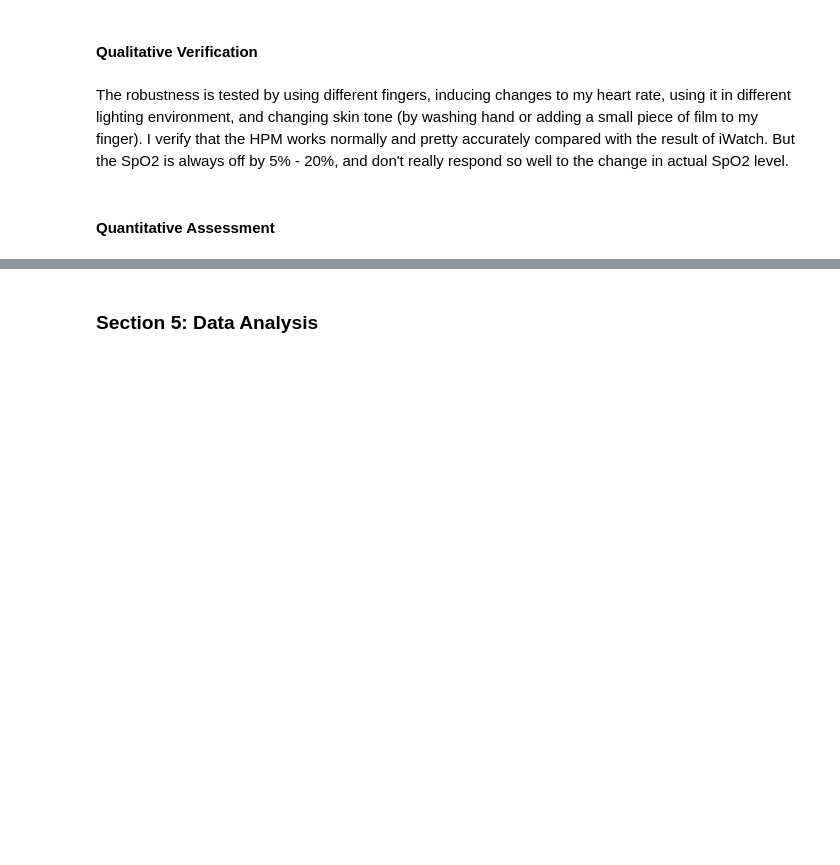
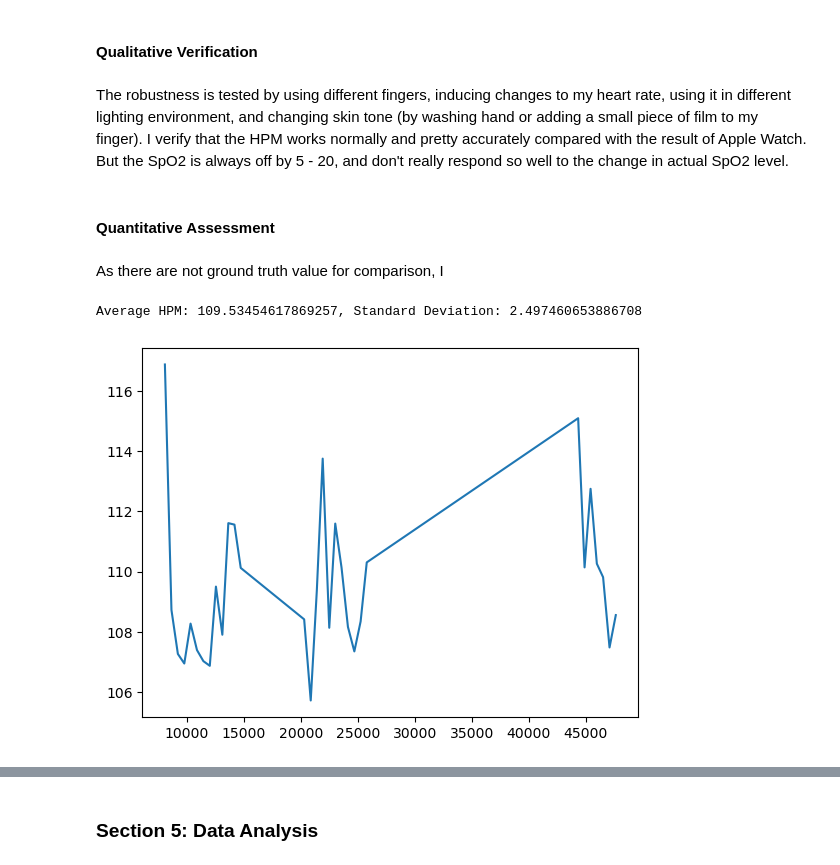
Before and after one commit to TianyiZhu877/Pulse_oximetry_BE189, a Jupyter notebook: report.ipynb, the cells around one changed output, grey strips where cells are left out. Saved outputs shown, nothing was run; the diff lists cells and outputs as text; code cells hidden in the pictures; blank space fills up the shorter version.

```diff
--- a/report.ipynb
+++ b/report.ipynb
@@ -99,6 +99,13 @@ My heart rate was pretty high (110-120 hpm) during the demo .
 # %% [markdown]
 #### Qualitative Verification
 # %% [markdown]
-The robustness is tested by using different fingers, inducing changes to my heart rate, using it in different lighting environment, and changing skin tone (by washing hand or adding a small piece of film to my finger). I verify that the HPM works normally and pretty accurately compared with the result of iWatch. But the SpO2 is always off by 5% - 20%, and don't really respond so well to the change in actual SpO2 level.
+The robustness is tested by using different fingers, inducing changes to my heart rate, using it in different lighting environment, and changing skin tone (by washing hand or adding a small piece of film to my finger). I verify that the HPM works normally and pretty accurately compared with the result of Apple Watch. But the SpO2 is always off by 5 - 20, and don't really respond so well to the change in actual SpO2 level.
 # %% [markdown]
 #### Quantitative Assessment
+# %% [markdown]
+As there are not ground truth value for comparison, I
+# %%
+calculate_stats(hpms_red, t = red_results[0], bounds = [region0, region1, region3], plot = True, data_name = "HPM")
+# %% [output]
+Average HPM: 109.53454617869257, Standard Deviation: 2.497460653886708
+[figure, added]
```
Also changed, not shown: parts of 20 cells of this notebook.
